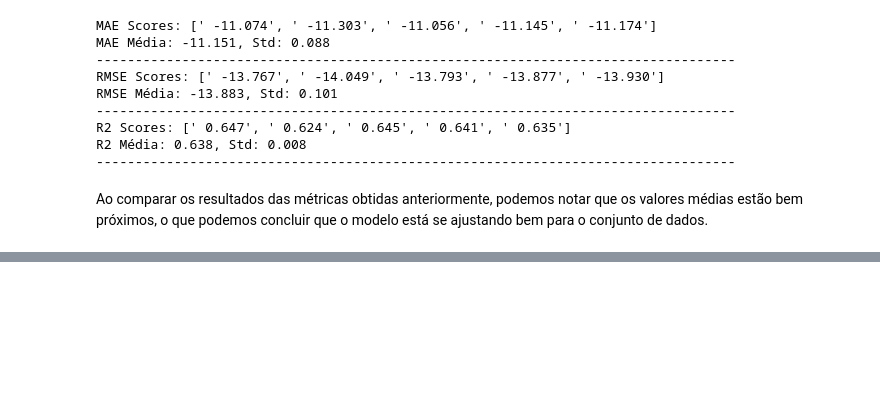
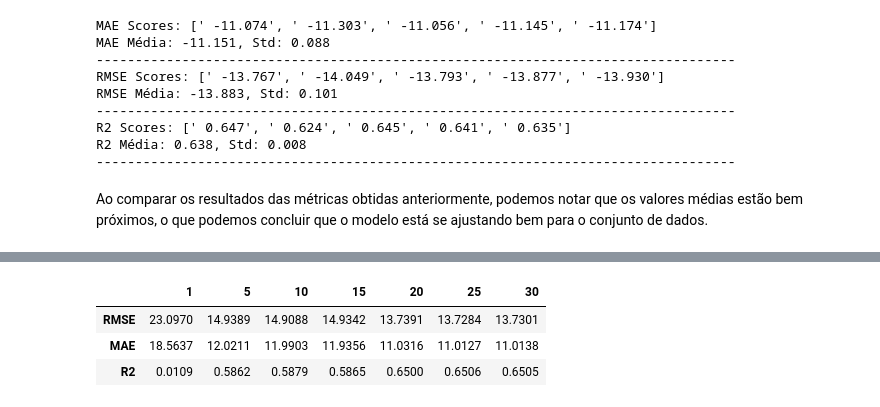
Before and after one commit to CrisNakamura/previsao_atraso_voo, a Jupyter notebook: modelo_atraso_voo.ipynb, the cells around one changed output, grey strips where cells are left out. Saved outputs shown, nothing was run; the diff lists cells and outputs as text; code cells hidden in the pictures; blank space fills up the shorter version.

```diff
--- a/modelo_atraso_voo.ipynb
+++ b/modelo_atraso_voo.ipynb
@@ -423,0 +464,33 @@ Ao comparar os resultados das métricas obtidas anteriormente, podemos notar que
+# %%
+# Criando um dataframe para armazenar os resultados.
+results_df = pd.DataFrame(index=['RMSE', 'MAE', 'R2'])
+
+# Instanciando o modelo.
+model_selected_features = RandomForestRegressor(random_state=42, max_depth=5)
+
+for count in [1, 5, 10, 15, 20, 25, 30]:
+    # Selecionando o intervalo de features mais importantes.
+    selected_features = feature_importances['Features'].values[:count]
+
+    # Separando os dados em treino e teste com as features selecionadas.
+    X_train_selected = X_train[selected_features]
+    X_test_selected = X_test[selected_features]
+
+    # Treinando o modelo.
+    model_selected_features.fit(X_train_selected, y_train)
+
+    # Fazendo as previsões com os dados de teste.
+    y_pred = model_selected_features.predict(X_test_selected)
+
+    # Calculando as métricas com a função criada anteriormente.
+    metricas = calcular_metricas_regressao(y_test, y_pred)
+
+    # Armazenando os resultados no dataframe.
+    results_df[count] = list(metricas.values())
+
+results_df
+# %% [output]
+|  | 1 | 5 | 10 | 15 | 20 | 25 | 30 |
+| RMSE | 23.0970 | 14.9389 | 14.9088 | 14.9342 | 13.7391 | 13.7284 | 13.7301 |
+| MAE | 18.5637 | 12.0211 | 11.9903 | 11.9356 | 11.0316 | 11.0127 | 11.0138 |
+| R2 | 0.0109 | 0.5862 | 0.5879 | 0.5865 | 0.6500 | 0.6506 | 0.6505 |
```
Also changed, not shown: parts of 11 cells of this notebook.
